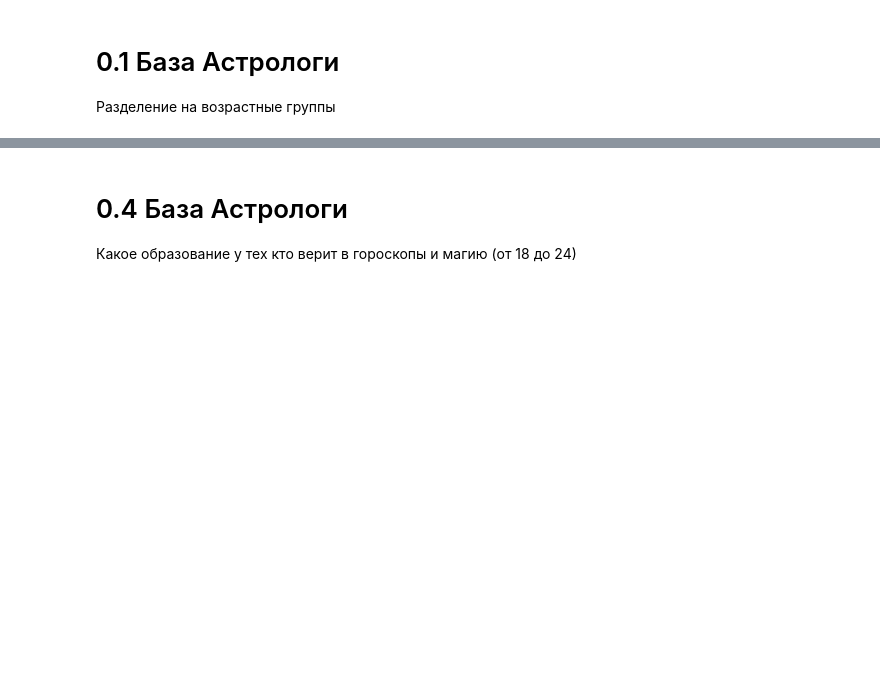
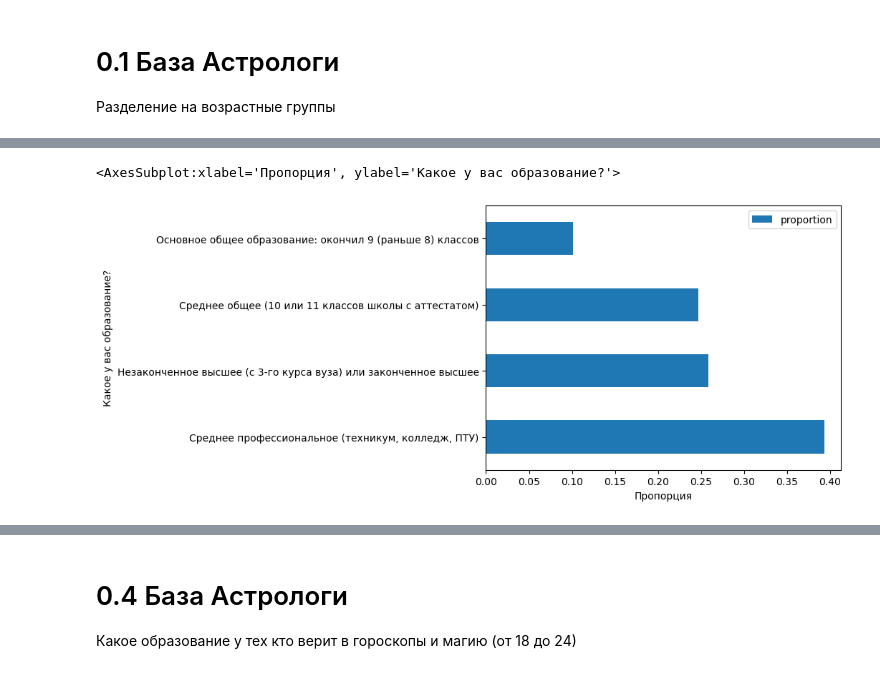
Before and after one commit to dacsson/religion_analysis, a Jupyter notebook: religion_analysis.ipynb, the cells around one changed output, grey strips where cells are left out. Cells and saved outputs as stored; diff of their text form; code cells hidden in the pictures; blank space fills up the shorter version.

```diff
--- a/religion_analysis.ipynb
+++ b/religion_analysis.ipynb
@@ -45,0 +53,7 @@ count_belief.plot(kind='barh', xlabel='Кол-во человек', ylabel = 'В
+# %%
+count_belief = pd.DataFrame(data=gen_z.EDU.value_counts(normalize=True))
+
+count_belief.plot(kind='barh', xlabel='Пропорция', ylabel = 'Какое у вас образование?')
+# %% [output]
+<AxesSubplot:xlabel='Пропорция', ylabel='Какое у вас образование?'>
+[figure, added]
```
Also changed, not shown: parts of 13 cells of this notebook.
